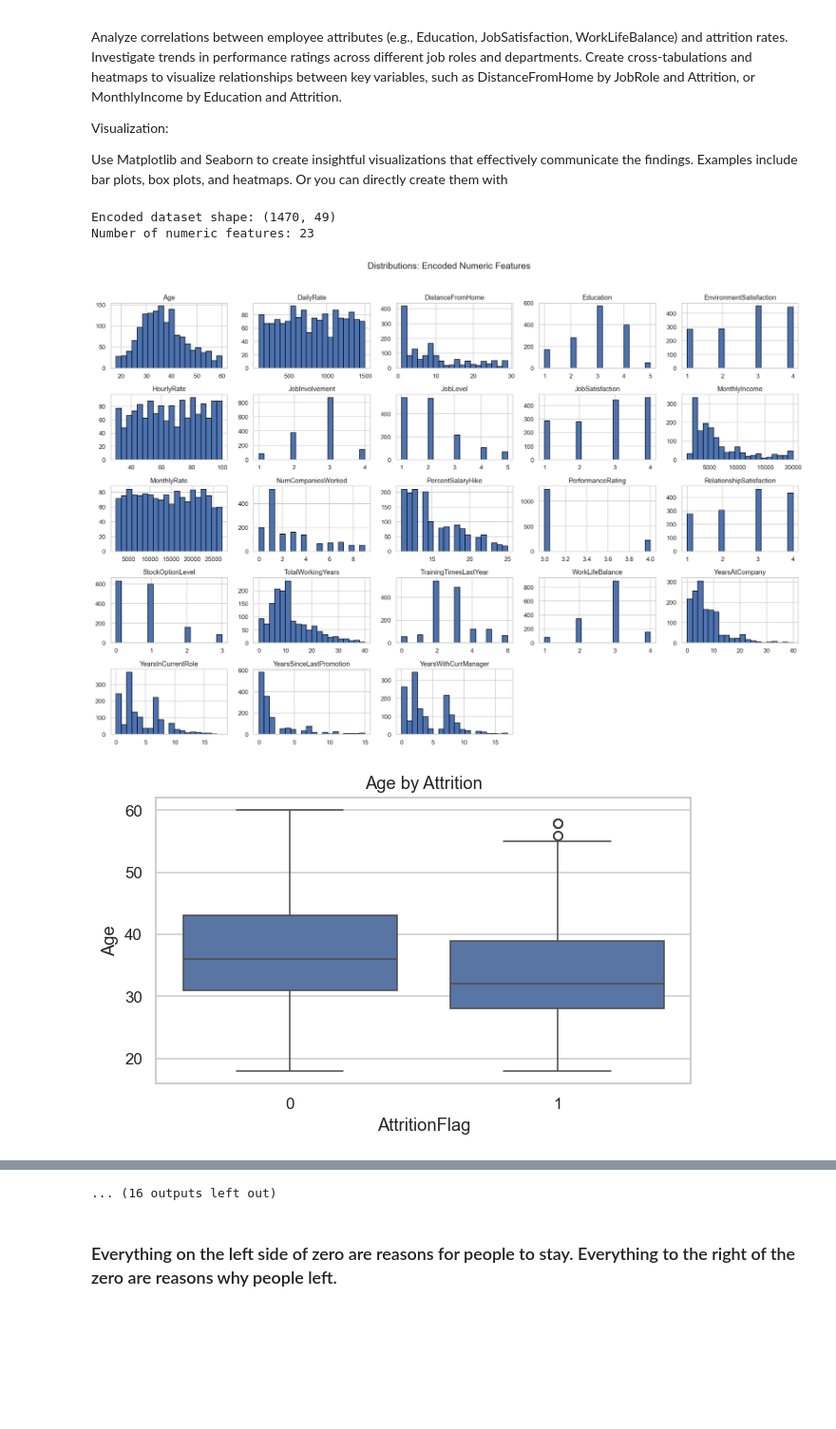
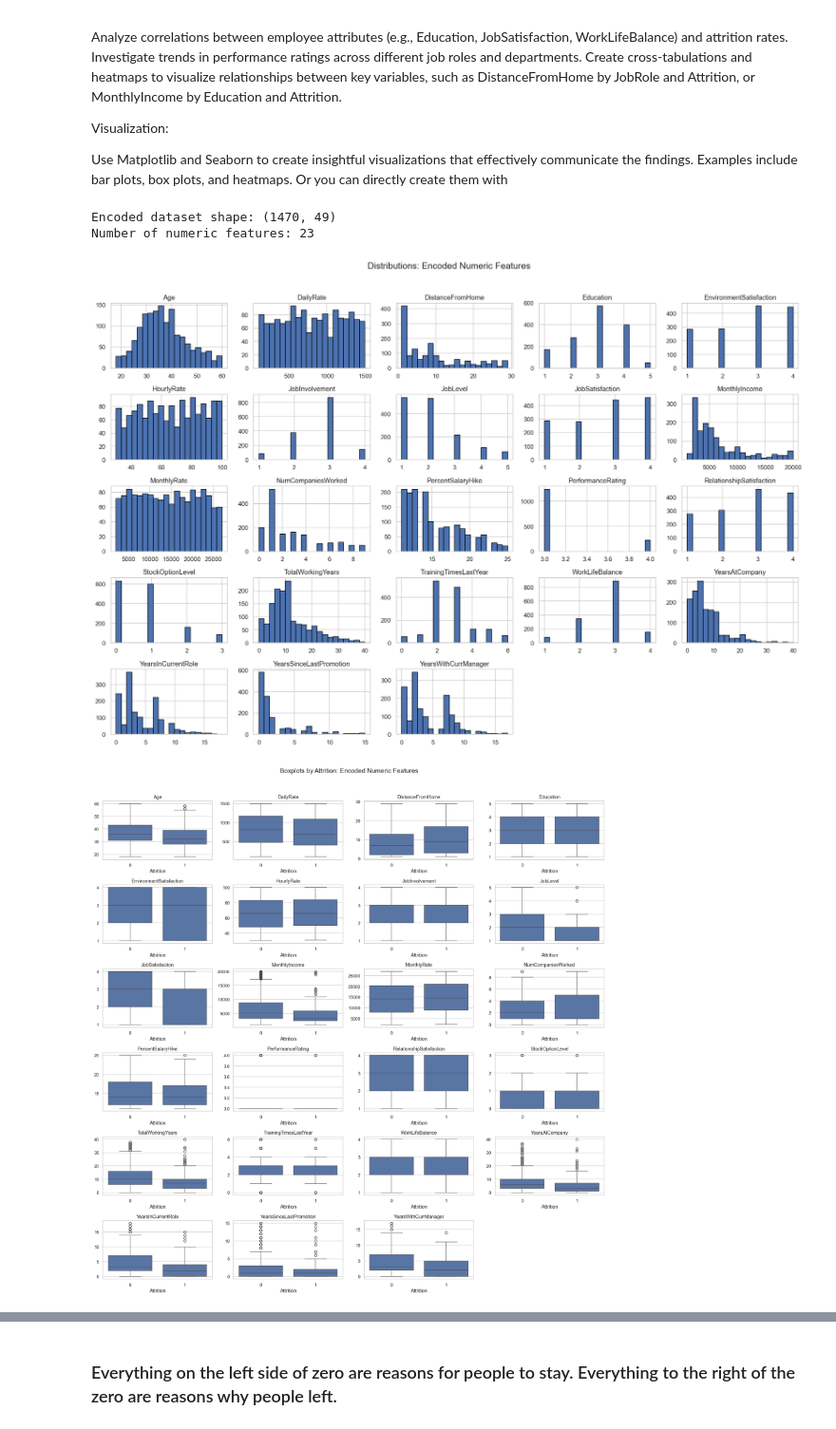
Before and after one commit to jayklarin/RepoB, a Jupyter notebook: hk_w04_d5_hackathon.ipynb, the cells around one changed output, grey strips where cells are left out. Shown at 95% size. Cells and saved outputs as stored; diff of their text form; code cells hidden in the pictures; blank space fills up the shorter version.

```diff
--- a/hk_w04_d5_hackathon.ipynb
+++ b/hk_w04_d5_hackathon.ipynb
@@ -323,14 +323,26 @@ plt.tight_layout()
 plt.show()
 
 # ---------------------------------------------------------------------
-# 4) Boxplots: compare numeric features across Attrition groups
+# 4) Boxplots (grouped grid instead of scrolling one-by-one)
 # ---------------------------------------------------------------------
-for col in numeric_cols:
-    plt.figure(figsize=(6, 3.8))
-    sns.boxplot(data=df_encoded, x="AttritionFlag", y=col)
-    plt.title(f"{col} by Attrition")
-    plt.tight_layout()
-    plt.show()
+ncols = 4
+nrows = int(np.ceil(len(numeric_cols) / ncols))
+fig, axes = plt.subplots(nrows=nrows, ncols=ncols, figsize=(18, 3*nrows))
+axes = axes.flatten()
+
+for i, col in enumerate(numeric_cols):
+    sns.boxplot(data=df_encoded, x="AttritionFlag", y=col, ax=axes[i])
+    axes[i].set_title(col)
+    axes[i].set_xlabel("Attrition")
+    axes[i].set_ylabel("")
+
+# remove unused axes
+for j in range(i+1, len(axes)):
+    fig.delaxes(axes[j])
+
+plt.suptitle("Boxplots by Attrition: Encoded Numeric Features", fontsize=16, y=1.02)
+plt.tight_layout()
+plt.show()
 
 # ---------------------------------------------------------------------
 # 5) Correlation heatmap: see how features relate to each other
@@ -340,31 +352,31 @@ corr = df_encoded[numeric_cols + ["AttritionFlag"]].corr()
 sns.heatmap(corr, cmap="coolwarm", center=0)
 plt.title("Correlation Heatmap (All Encoded Features)")
 plt.tight_layout()
 plt.show()
 
 # ---------------------------------------------------------------------
 # 6) Feature importance proxy: correlation with Attrition
 # ---------------------------------------------------------------------
 # Calculate correlation of each feature with AttritionFlag
 corr_with_attr = (
     df_encoded[numeric_cols + ["AttritionFlag"]]
     .corr()["AttritionFlag"]
     .drop("AttritionFlag")
     .sort_values(key=np.abs, ascending=False)  # sort by absolute strength
 )
 
 print("\nTop correlations with Attrition:\n")
 print(corr_with_attr.head(20))
 
 # Plot top correlated features for quick inspection
 plt.figure(figsize=(8, 5))
 corr_with_attr.head(15).sort_values().plot(kind="barh")
 plt.title("Top Encoded Features Correlated with Attrition")
 plt.xlabel("Correlation (r)")
 plt.tight_layout()
 plt.show()
 # %% [output]
 Encoded dataset shape: (1470, 49)
 Number of numeric features: 23
 [figure]
-[figure, old version]
+[figure, new version]
@@ -380,4 +402,3 @@ Number of numeric features: 23
-... (16 outputs left out)
 # %% [markdown]
 ### Everything on the left side of zero are reasons for people to stay.  Everything to the right of the zero are reasons why people left.
 # %% [markdown]
```
Also changed, not shown: parts of 1 cell of this notebook.
